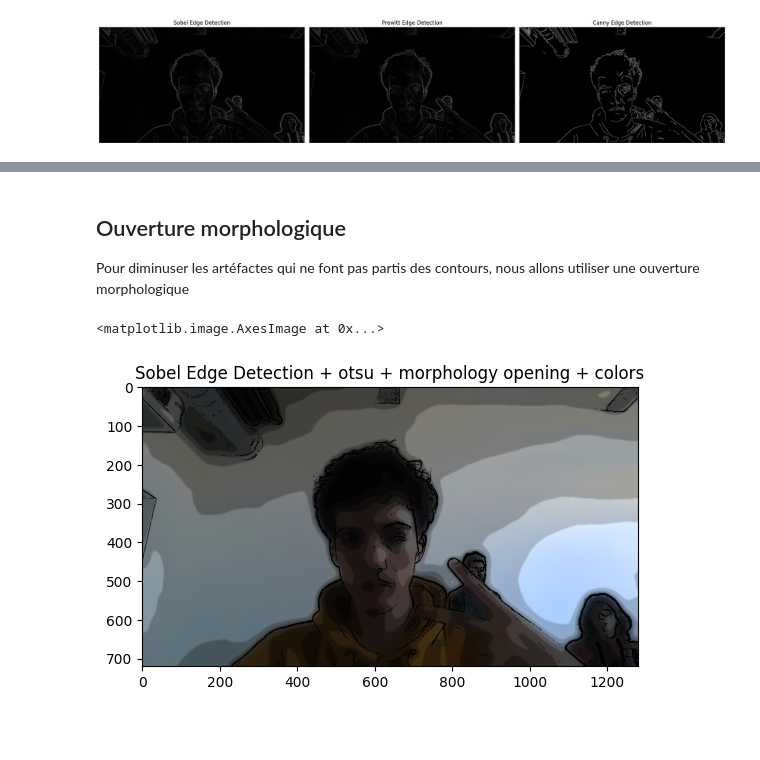
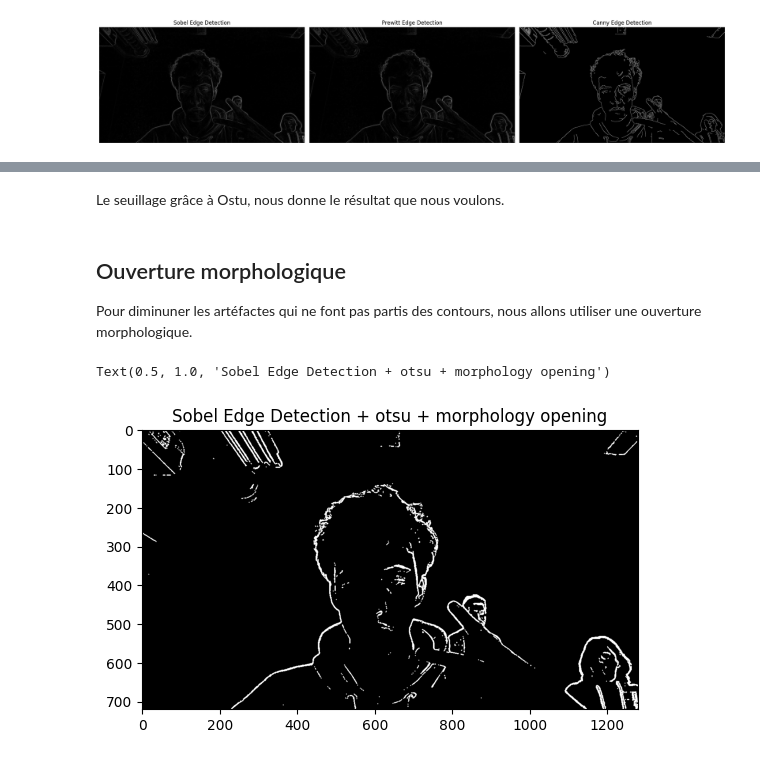
Before and after one commit to PierreVandel/analyse-images-cartoon, a Jupyter notebook: Cartoon.ipynb, the cells around one changed output, grey strips where cells are left out. Saved outputs shown, nothing was run; the diff lists cells and outputs as text; code cells hidden in the pictures; blank space fills up the shorter version.

```diff
--- a/Cartoon.ipynb
+++ b/Cartoon.ipynb
@@ -152,8 +163,20 @@ from skimage import filters
 # %%
+from skimage import filters
+
 otsu_threshold = filters.threshold_otsu(edge_sobel)
-image_binarized = edge_sobel > otsu_threshold
+otsu_image= edge_sobel > otsu_threshold
+
 #image_binarized = edge_canny > otsu_threshold
 
-plt.imshow(image_binarized, cmap="gray")
-plt.title("Sobel Edge Detection + otsu")
+niblack_threshold = filters.threshold_niblack(edge_sobel)
+niblack_image= edge_sobel > niblack_threshold
+
+
+fig, axes = plt.subplots(ncols=2, sharex=True, sharey=True, figsize=(20, 6))
+
+axes[0].imshow(otsu_image, cmap="gray")
+axes[0].set_title('Sobel Edge Detection + otsu')
+
+axes[1].imshow(niblack_image, cmap="gray")
+axes[1].set_title('Sobel Edge Detection + Niblack')
 # %% [output]
@@ -162,4 +185,6 @@ Text(0.5, 1.0, 'Sobel Edge Detection + otsu')
+# %% [markdown]
+Le seuillage grâce à Ostu, nous donne le résultat que nous voulons.
 # %% [markdown]
 ## Ouverture morphologique
 
-Pour diminuser les artéfactes qui ne font pas partis des contours, nous allons utiliser une ouverture morphologique
+Pour diminuner les artéfactes qui ne font pas partis des contours, nous allons utiliser une ouverture morphologique.
@@ -168,16 +191,10 @@ from skimage import morphology
 # %%
-plt.imshow(morphology.opening(image_binarized), cmap="gray")
-plt.title("Sobel Edge Detection + otsu + morphology opening + colors")
-
+from skimage import morphology
 from skimage import util
 
-lines = util.invert(image_binarized)
-
-colors[:,:,0] *= lines
-colors[:,:,1] *= lines
-colors[:,:,2] *= lines
-
-plt.imshow(colors, cmap="gray")
+opening_image = morphology.opening(otsu_image)
+plt.imshow(opening_image, cmap="gray")
+plt.title("Sobel Edge Detection + otsu + morphology opening")
 # %% [output]
-<matplotlib.image.AxesImage at 0x...>
+Text(0.5, 1.0, 'Sobel Edge Detection + otsu + morphology opening')
-[figure, old version]
+[figure, new version]
```
Also changed, not shown: parts of 16 cells of this notebook.
